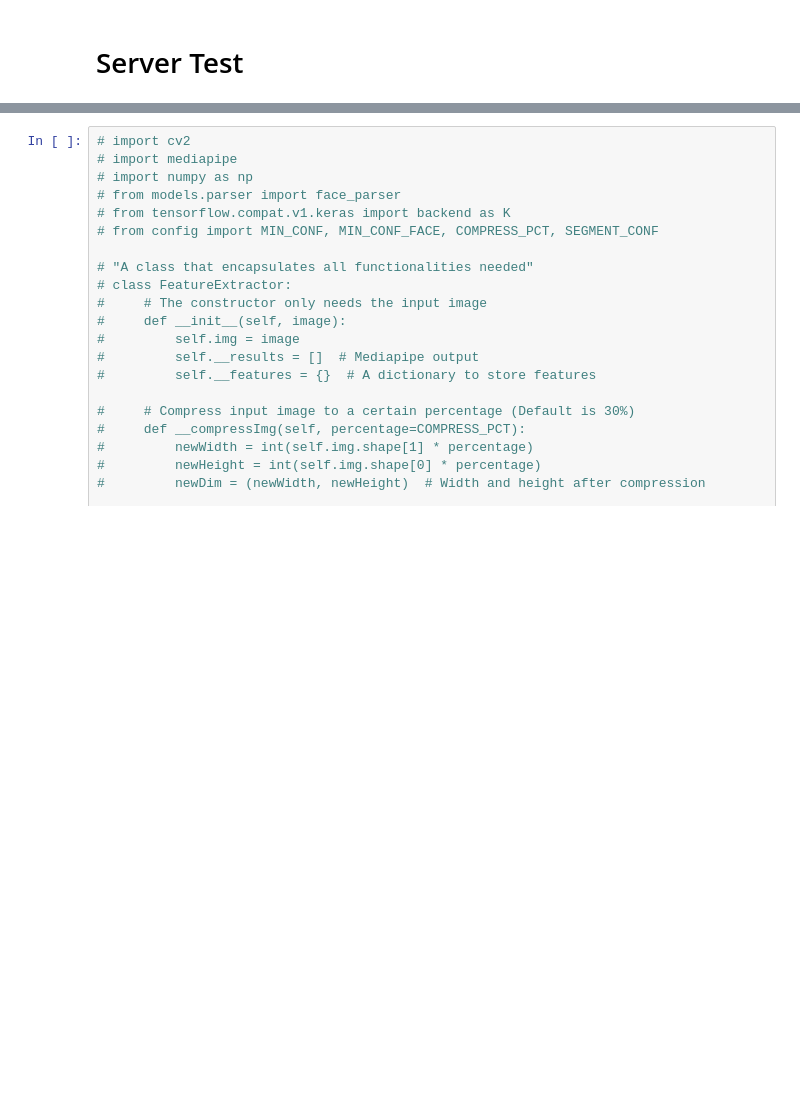
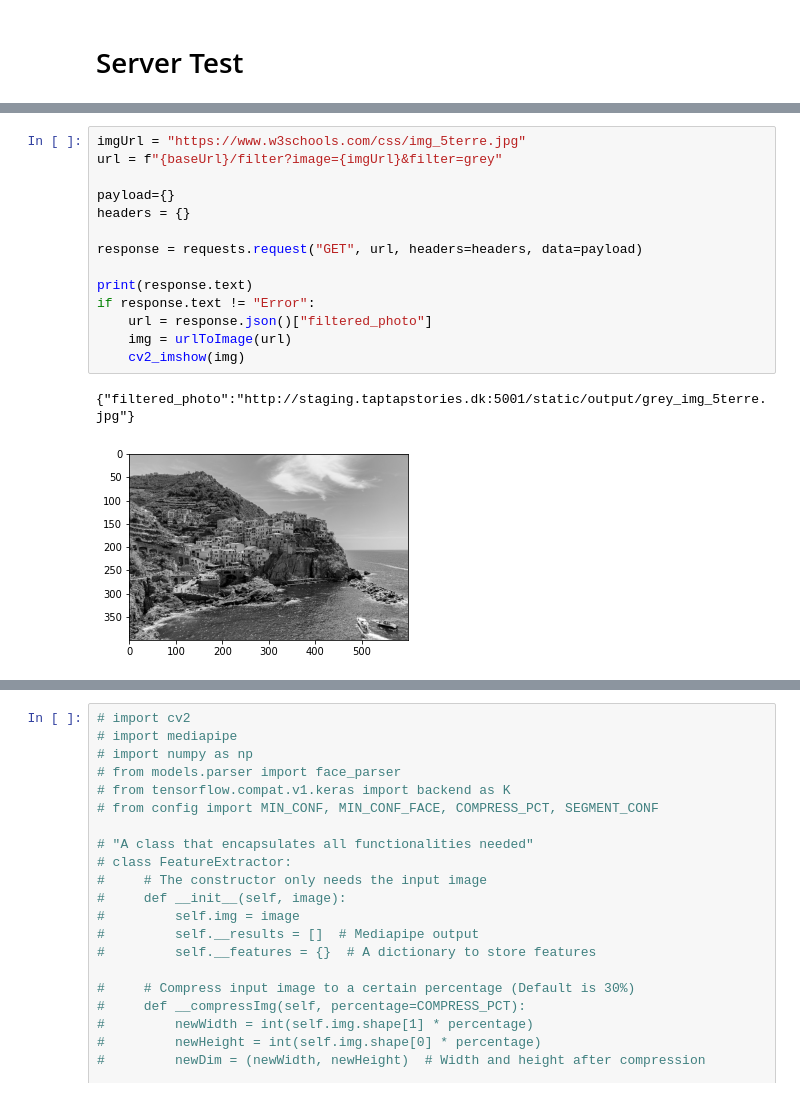
Before and after one commit to maaz9898/Facial_features_extraction, a Jupyter notebook: test.ipynb, the cells around one changed output, grey strips where cells are left out. Drawn from its saved outputs; the diff is of its cells as text; blank space fills up the shorter version.

```diff
--- a/test.ipynb
+++ b/test.ipynb
@@ -181,3 +192,20 @@ print(response.text)
+# %%
+imgUrl = "https://www.w3schools.com/css/img_5terre.jpg"
+url = f"{baseUrl}/filter?image={imgUrl}&filter=grey"
+
+payload={}
+headers = {}
+
+response = requests.request("GET", url, headers=headers, data=payload)
+
+print(response.text)
+if response.text != "Error":
+    url = response.json()["filtered_photo"]
+    img = urlToImage(url)
+    cv2_imshow(img)
+# %% [output]
+{"filtered_photo":"http://staging.taptapstories.dk:5001/static/output/grey_img_5terre.jpg"}
+[figure, added]
 # %%
 imageUrls = [
     # "https://images.unsplash.com/photo-1648817976872-3d43d615b329",
```
Also changed, not shown: parts of 5 cells of this notebook.
